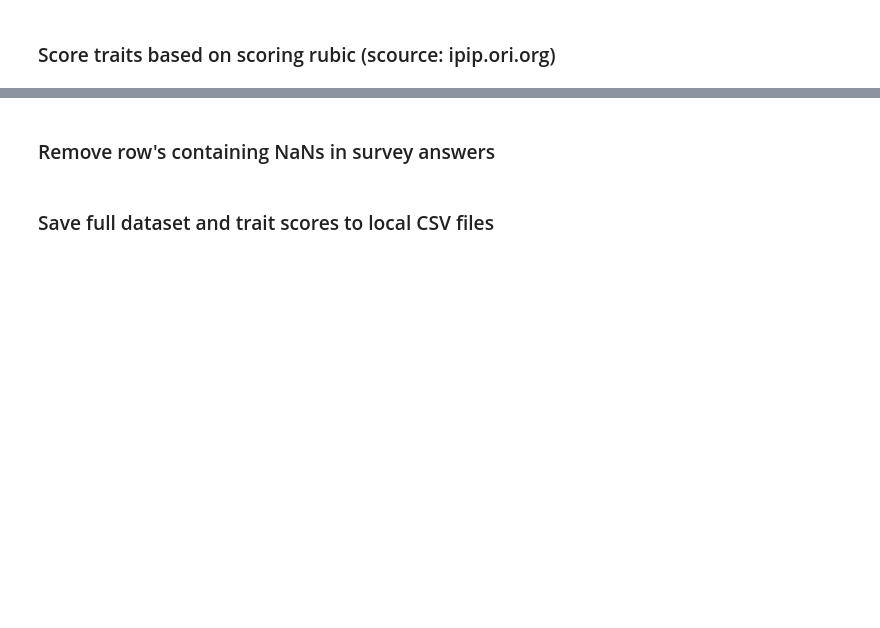
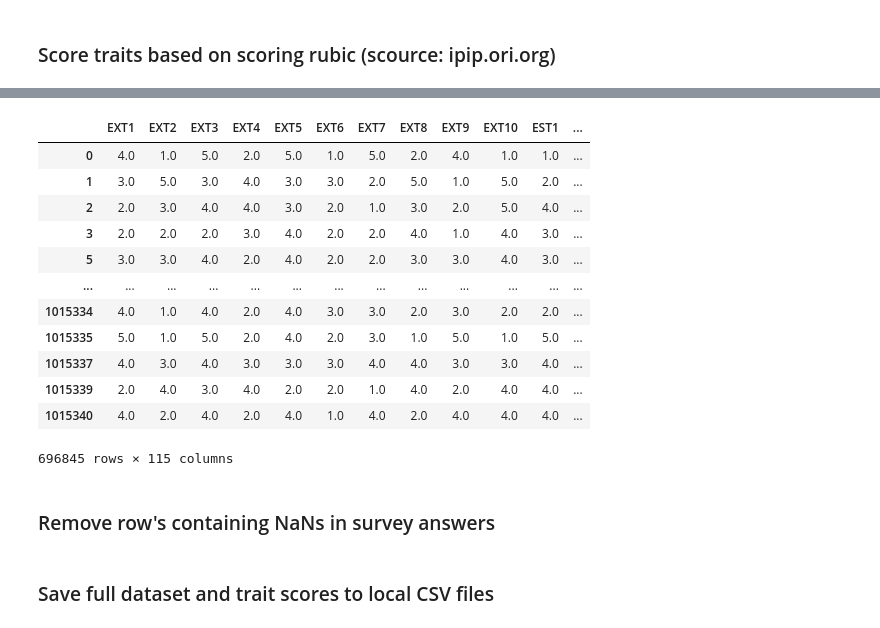
Before and after one commit to jbmages/capstone-project, a Jupyter notebook: notebooks/data_processing.ipynb, the cells around one changed output, grey strips where cells are left out. Saved outputs shown, nothing was run; the diff lists cells and outputs as text; code cells hidden in the pictures; blank space fills up the shorter version.

```diff
--- a/notebooks/data_processing.ipynb
+++ b/notebooks/data_processing.ipynb
@@ -128,3 +110,41 @@ for col in tqdm(score_cols, desc="Calculating scores for traits"):
+# %%
+import pandas as pd
+from tqdm import tqdm
+
+# Ensure all columns are displayed
+pd.set_option("display.max_columns", None)
+
+# Enable tqdm for Pandas `apply()`
+tqdm.pandas(desc="Processing rows")
+
+mapping = {'O score': 'OPN', 'C score': 'CSN', 'E score': 'EXT', 'A score': 'AGR', 'N score': 'EST'}
+survey_cols = data.columns[:50]  # Limit to first 50 columns
+
+# Define function to sum scores for a row
+def compute_scores(row):
+    for col, code in mapping.items():
+        relevant_cols = [c for c in survey_cols if c.startswith(code)]
+        row[col] = row[relevant_cols].sum()
+    return row
+
+# Apply function row-wise with progress bar
+data = data.progress_apply(compute_scores, axis=1)
+# %%
+data
+# %% [output]
+|  | EXT1 | EXT2 | EXT3 | EXT4 | EXT5 | EXT6 | EXT7 | EXT8 | EXT9 | EXT10 | EST1 | ... |
+| 0 | 4.0 | 1.0 | 5.0 | 2.0 | 5.0 | 1.0 | 5.0 | 2.0 | 4.0 | 1.0 | 1.0 | ... |
+| 1 | 3.0 | 5.0 | 3.0 | 4.0 | 3.0 | 3.0 | 2.0 | 5.0 | 1.0 | 5.0 | 2.0 | ... |
+| 2 | 2.0 | 3.0 | 4.0 | 4.0 | 3.0 | 2.0 | 1.0 | 3.0 | 2.0 | 5.0 | 4.0 | ... |
+| 3 | 2.0 | 2.0 | 2.0 | 3.0 | 4.0 | 2.0 | 2.0 | 4.0 | 1.0 | 4.0 | 3.0 | ... |
+| 5 | 3.0 | 3.0 | 4.0 | 2.0 | 4.0 | 2.0 | 2.0 | 3.0 | 3.0 | 4.0 | 3.0 | ... |
+| ... | ... | ... | ... | ... | ... | ... | ... | ... | ... | ... | ... | ... |
+| 1015334 | 4.0 | 1.0 | 4.0 | 2.0 | 4.0 | 3.0 | 3.0 | 2.0 | 3.0 | 2.0 | 2.0 | ... |
+| 1015335 | 5.0 | 1.0 | 5.0 | 2.0 | 4.0 | 2.0 | 3.0 | 1.0 | 5.0 | 1.0 | 5.0 | ... |
+| 1015337 | 4.0 | 3.0 | 4.0 | 3.0 | 3.0 | 3.0 | 4.0 | 4.0 | 3.0 | 3.0 | 4.0 | ... |
+| 1015339 | 2.0 | 4.0 | 3.0 | 4.0 | 2.0 | 2.0 | 1.0 | 4.0 | 2.0 | 4.0 | 4.0 | ... |
+| 1015340 | 4.0 | 2.0 | 4.0 | 2.0 | 4.0 | 1.0 | 4.0 | 2.0 | 4.0 | 4.0 | 4.0 | ... |
+696845 rows × 115 columns
 # %% [markdown]
 ### Remove row's containing NaNs in survey answers
 # %%
```
Also changed, not shown: parts of 7 cells of this notebook.
